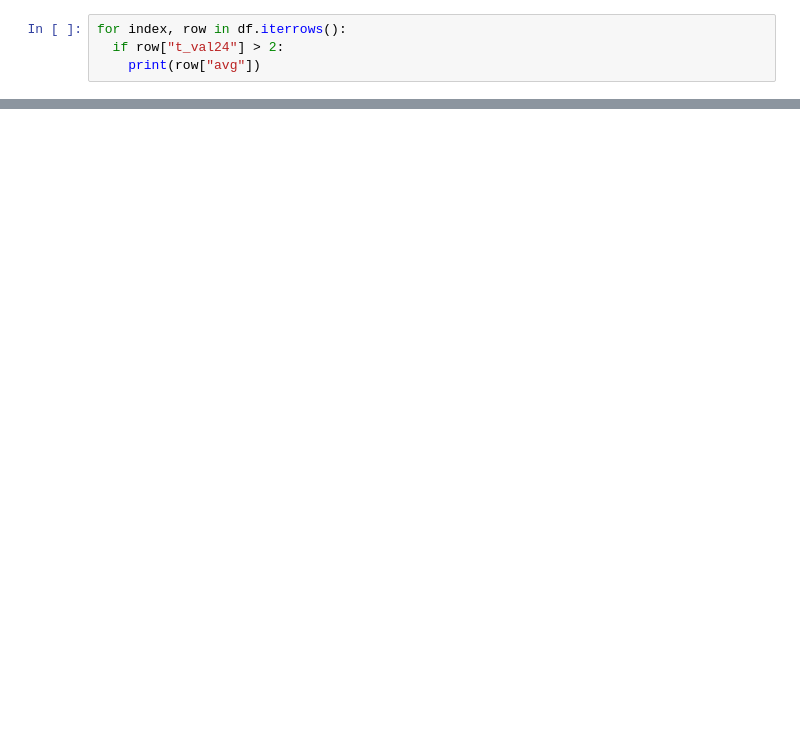
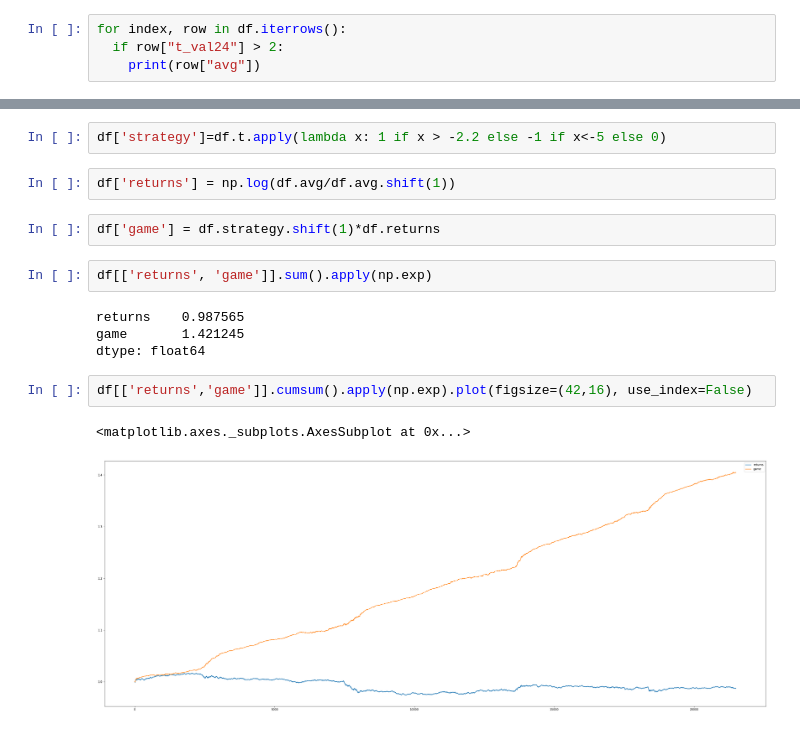
Before and after one commit to hublun/TWSApi, a Jupyter notebook: IBApi_Historical_T_Analysis.ipynb, the cells around one changed output, grey strips where cells are left out. Drawn from its saved outputs; the diff is of its cells as text; blank space fills up the shorter version.

```diff
--- a/IBApi_Historical_T_Analysis.ipynb
+++ b/IBApi_Historical_T_Analysis.ipynb
@@ -132,0 +88,17 @@ for index, row in df.iterrows():
+# %%
+df['strategy']=df.t.apply(lambda x: 1 if x > -2.2 else -1 if x<-5 else 0)
+# %%
+df['returns'] = np.log(df.avg/df.avg.shift(1))
+# %%
+df['game'] = df.strategy.shift(1)*df.returns
+# %%
+df[['returns', 'game']].sum().apply(np.exp)
+# %% [output]
+returns    0.987565
+game       1.421245
+dtype: float64
+# %%
+df[['returns','game']].cumsum().apply(np.exp).plot(figsize=(42,16), use_index=False)
+# %% [output]
+<matplotlib.axes._subplots.AxesSubplot at 0x...>
+[figure, added]
```
Also changed, not shown: parts of 22 cells of this notebook.
